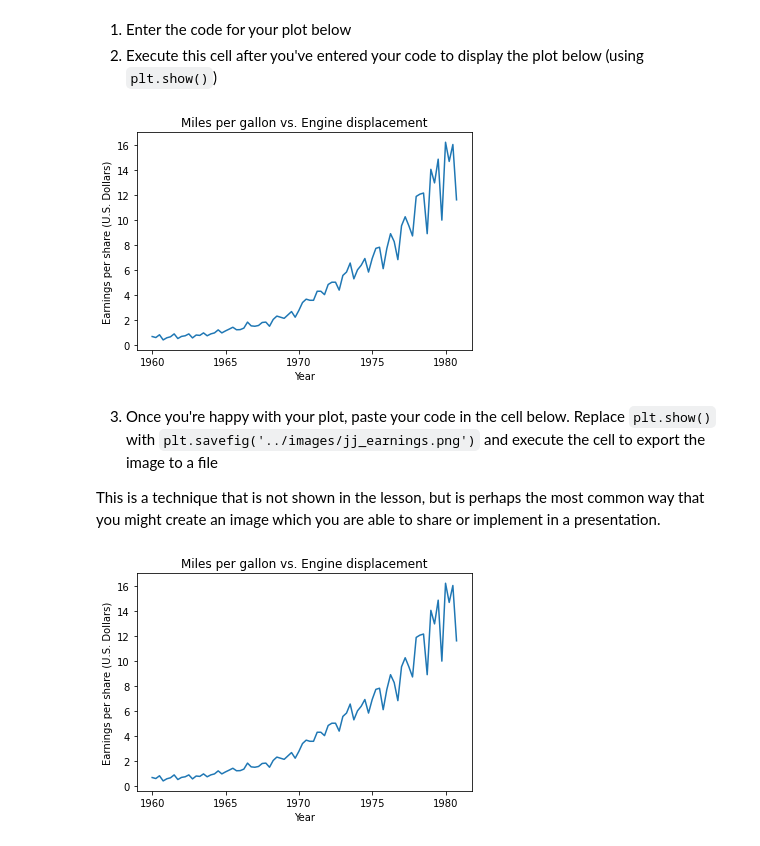
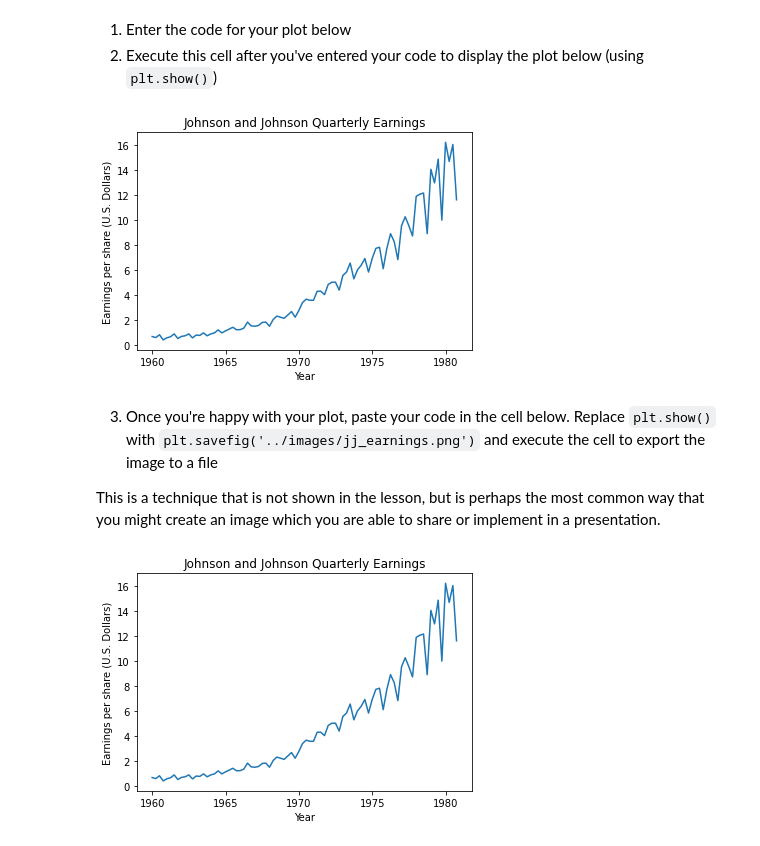
Before and after one commit to arturmusin47/ds-precourse-scatterplots, a Jupyter notebook: notebooks/scatterplot_challenges.ipynb, the cells around one changed output. Drawn from its saved outputs; the diff is of its cells as text; code cells hidden in the pictures.

Commit message:
updated title

```diff
--- a/notebooks/scatterplot_challenges.ipynb
+++ b/notebooks/scatterplot_challenges.ipynb
@@ -193,13 +193,13 @@ print(y_val)
 # %%
 # Your code below
 plt.figure()
 plt.plot(x_val,y_val)
-plt.title("Miles per gallon vs. Engine displacement")
+plt.title("Johnson and Johnson Quarterly Earnings")
 plt.xlabel("Year")
 plt.ylabel("Earnings per share (U.S. Dollars)")
 plt.show()
 # %% [output]
-[figure, old version]
+[figure, new version]
 # %% [markdown]
 3. Once you're happy with your plot, paste your code in the cell below. Replace `plt.show()` with `plt.savefig('../images/jj_earnings.png')` and execute the cell to export the image to a file
 
@@ -209,9 +209,9 @@ This is a technique that is not shown in the lesson, but is perhaps the most com
 
 plt.figure()
 plt.plot(x_val,y_val)
-plt.title("Miles per gallon vs. Engine displacement")
+plt.title("Johnson and Johnson Quarterly Earnings")
 plt.xlabel("Year")
 plt.ylabel("Earnings per share (U.S. Dollars)")
 plt.savefig('../images/jj_earnings.png')
 # %% [output]
-[figure, old version]
+[figure, new version]
```
Also changed, not shown: 1 other file.
